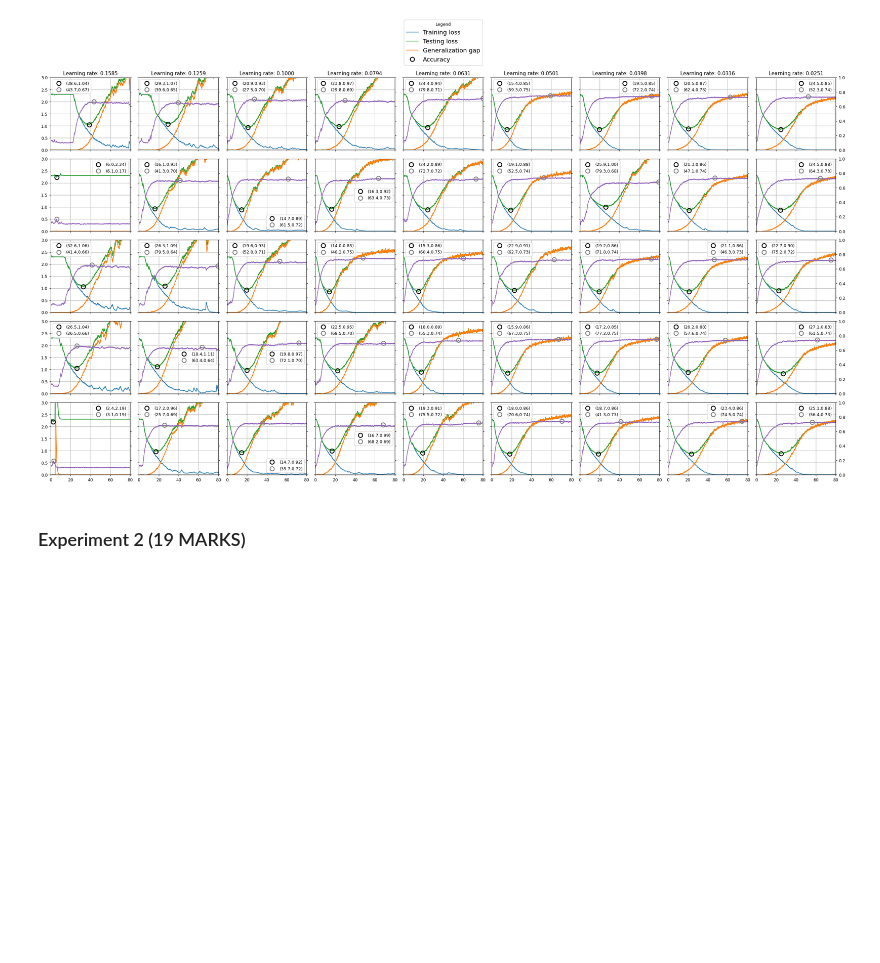
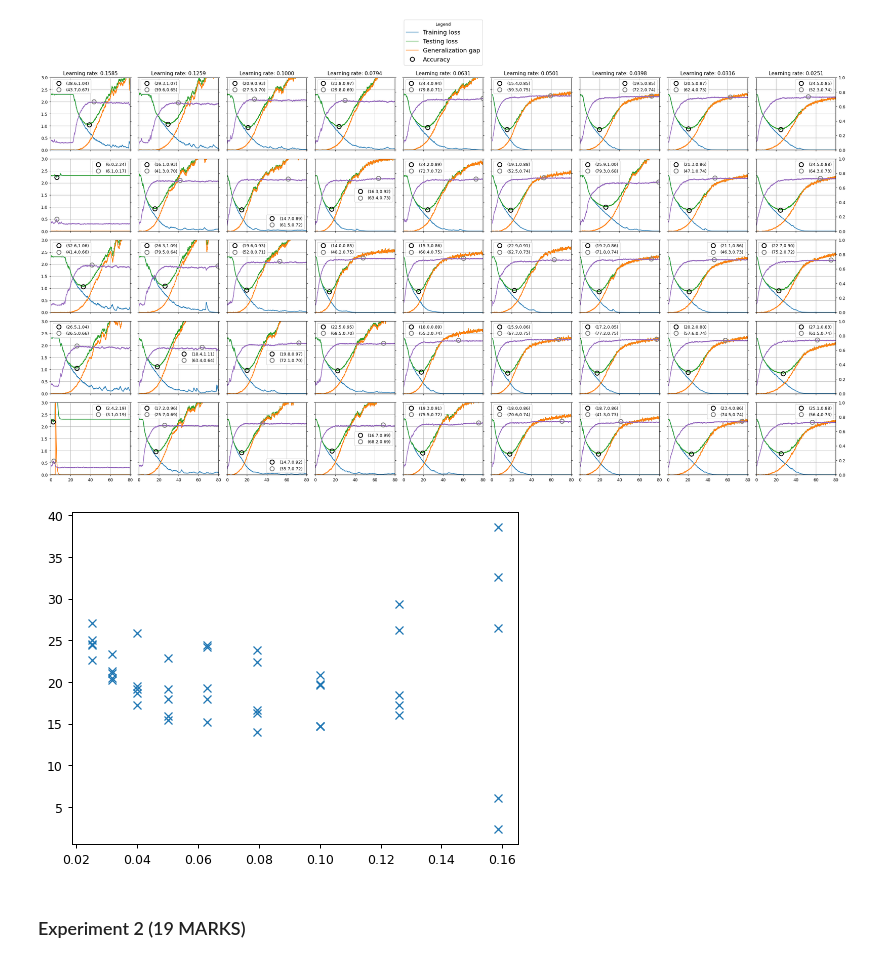
Before and after one commit to Guy29/CIFAR-10-experiments, a Jupyter notebook: 267649.ipynb, the cells around one changed output. Saved outputs shown, nothing was run; the diff lists cells and outputs as text; code cells hidden in the pictures; blank space fills up the shorter version.

Commit message:
Saturation medians plot

```diff
--- a/267649.ipynb
+++ b/267649.ipynb
@@ -334,6 +334,23 @@ plt.tight_layout(rect=[0, 0, 1, 0.93])
 plt.show()
 # %% [output]
 [figure]
+# %%
+best_test_loss_epochs = {}
+for lr in results:
+    best_test_loss_epochs[lr] = []
+    for trial_data in results[lr]:
+        train_losses, test_losses, accuracies, num_epochs, num_batches, num_datapoints = trial_data
+        epochs = [v/num_batches for v in range(1, num_datapoints+1)]
+        smoothed_test_losses  = exp_smooth(test_losses)
+        best_test_loss_epochs[lr].append(min(zip(smoothed_test_losses,epochs))[1])
+    best_test_loss_epochs[lr].sort()
+
+fig, ax = plt.subplots()
+points = [(lr,epoch) for lr,epochs in best_test_loss_epochs.items() for epoch in epochs ]
+ax.plot([x for x,y in points], [y for x,y in points], 'x')
+plt.show()
+# %% [output]
+[figure, added]
 # %% [markdown]
 ### Experiment 2 (19 MARKS) <ignore>
 # %% [markdown]
```
Also changed, not shown: parts of 1 cell of this notebook.
